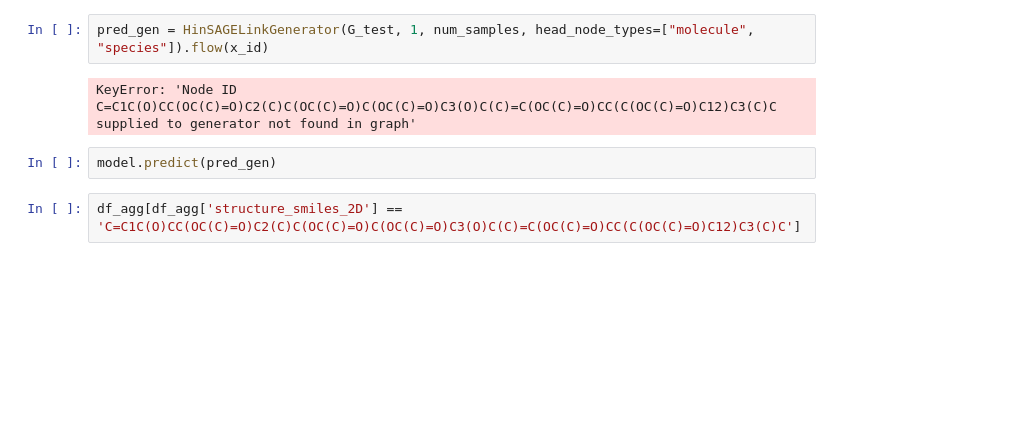
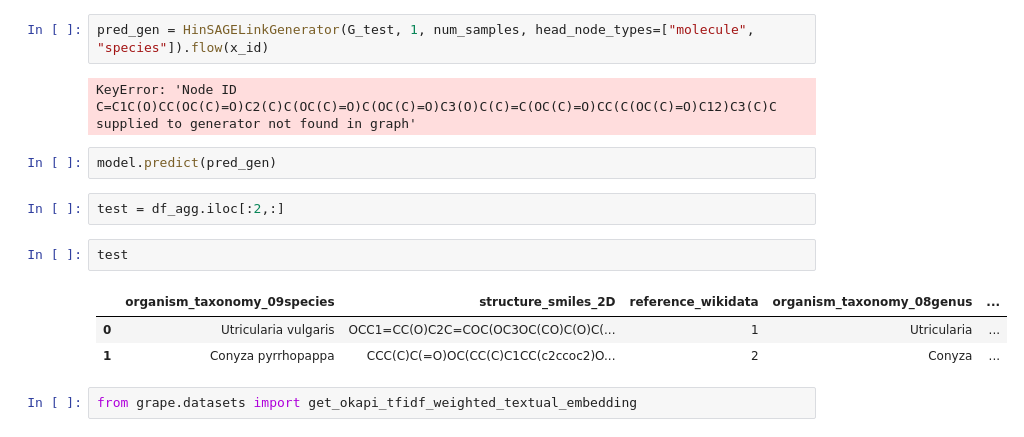
Before and after one commit to anticipated-chemistry-of-life/GNN, a Jupyter notebook: HinSAGE_mol_to_species.ipynb, the cells around one changed output. Drawn from its saved outputs; the diff is of its cells as text; blank space fills up the shorter version.

Commit message:
started testing GRAPE library

```diff
--- a/HinSAGE_mol_to_species.ipynb
+++ b/HinSAGE_mol_to_species.ipynb
@@ -304,4 +303,12 @@ KeyError: 'Node ID C=C1C(O)CC(OC(C)=O)C2(C)C(OC(C)=O)C(OC(C)=O)C3(O)C(C)=C(OC(C)
 # %%
 model.predict(pred_gen)
 # %%
-df_agg[df_agg['structure_smiles_2D'] == 'C=C1C(O)CC(OC(C)=O)C2(C)C(OC(C)=O)C(OC(C)=O)C3(O)C(C)=C(OC(C)=O)CC(C(OC(C)=O)C12)C3(C)C']
+test = df_agg.iloc[:2,:]
+# %%
+test
+# %% [output]
+|  | organism_taxonomy_09species | structure_smiles_2D | reference_wikidata | organism_taxonomy_08genus | ... |
+| 0 | Utricularia vulgaris | OCC1=CC(O)C2C=COC(OC3OC(CO)C(O)C(... | 1 | Utricularia | ... |
+| 1 | Conyza pyrrhopappa | CCC(C)C(=O)OC(CC(C)C1CC(c2ccoc2)O... | 2 | Conyza | ... |
+# %%
+from grape.datasets import get_okapi_tfidf_weighted_textual_embedding
```
Also changed, not shown: parts of 20 cells of this notebook, 4 other files.
